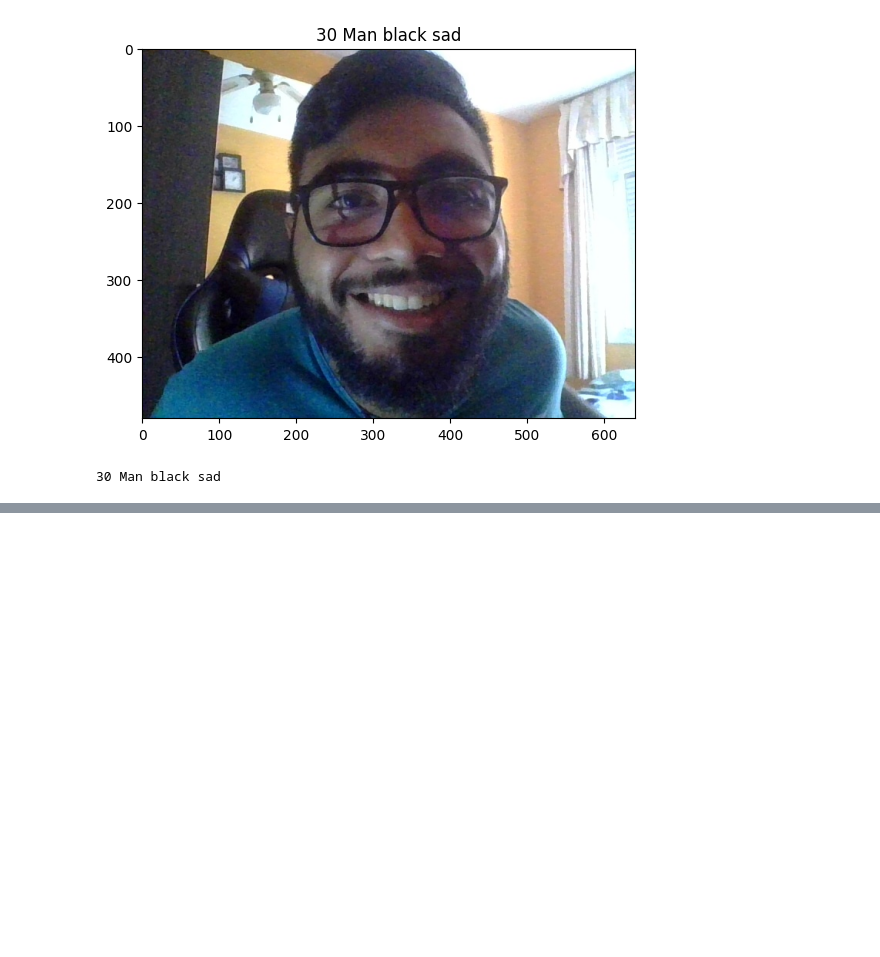
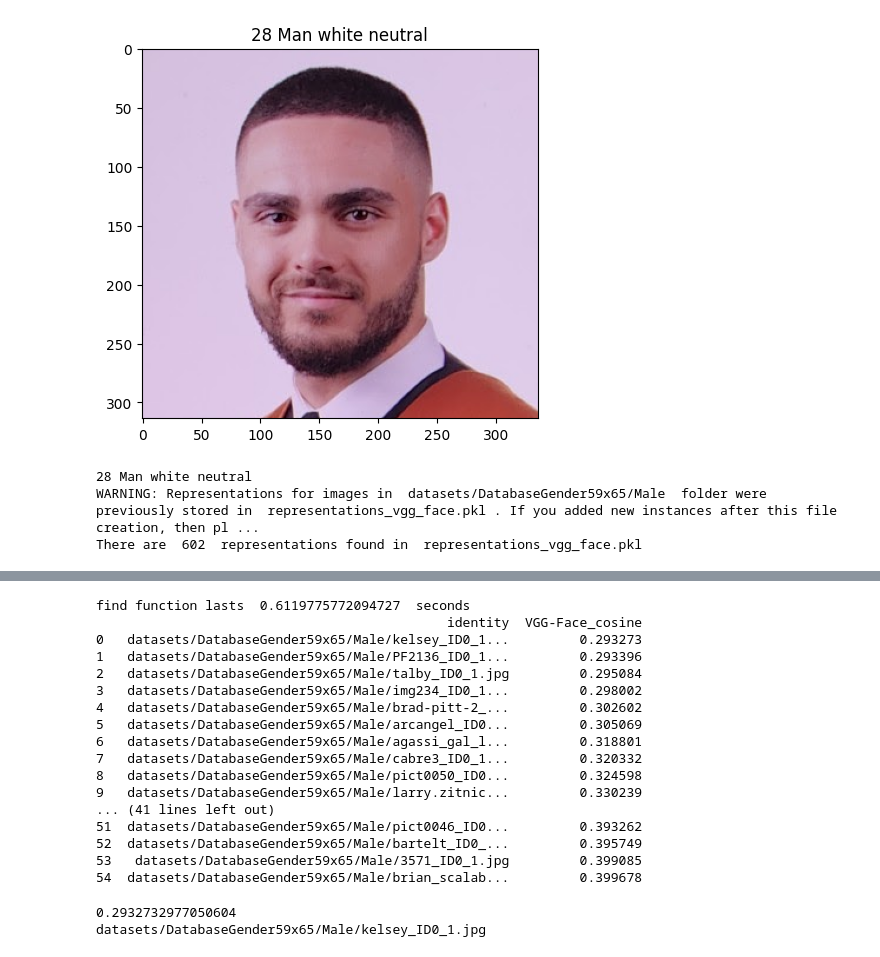
Before and after one commit to raulmat19/Vision-por-Computador, a Jupyter notebook: Practica-6/VC_P6_Face_Recognition.ipynb, the cells around one changed output, grey strips where cells are left out. Drawn from its saved outputs; the diff is of its cells as text; code cells hidden in the pictures; blank space fills up the shorter version.

```diff
--- a/Practica-6/VC_P6_Face_Recognition.ipynb
+++ b/Practica-6/VC_P6_Face_Recognition.ipynb
@@ -24,15 +24,18 @@ def face_capture():
     cap.release()
     cv2.destroyAllWindows()
 # %%
-face_capture()
-img1 = cv2.imread("face_recognition_images/Nikhil.jpg")
+#face_capture()
+img1 = cv2.imread("face_recognition_images/Raul.jpg")
 img1 = cv2.cvtColor(img1, cv2.COLOR_BGR2RGB)
-img2 = cv2.imread("face_recognition_images/face.jpg")
+img2 = cv2.imread("face_recognition_images/Raul2.jpg")
 img2 = cv2.cvtColor(img2, cv2.COLOR_BGR2RGB)
 # %%
+auth_verified = False
 auth = DeepFace.verify(img1_path=img1, img2_path=img2, model_name=models[2], enforce_detection=False)
+print(auth)
 if auth['verified']:
     print("Eres tú")
+    auth_verified = True
 else:
     print("Fuera fuera fuera fuera")
 # %% [output]
@@ -42,16 +46,23 @@ Fuera fuera fuera fuera
 # %%
-img1 = cv2.cvtColor(img1, cv2.COLOR_BGR2RGB)
-img3 = cv2.imread("face_recognition_images/Nikhil.jpg")
+img3 = cv2.imread("face_recognition_images/Raul.jpg")
 img3 = cv2.cvtColor(img3, cv2.COLOR_BGR2RGB)
-obj = DeepFace.analyze(img_path = img2, actions = ['age', 'gender', 'race', 'emotion'], enforce_detection=False)
+obj = DeepFace.analyze(img_path = img3, actions = ['age', 'gender', 'race', 'emotion'], enforce_detection=False)
 edad = obj['age']
 genero = obj['gender']
 raza = obj['dominant_race']
 emocion = obj['dominant_emotion']
 
 plt.figure()
-plt.imshow(img2)
+plt.imshow(img3)
 plt.title(str(edad)+" " + genero + " " + raza + " " + emocion)
 plt.show()
 print(edad,genero,raza,emocion)
+
+if (auth_verified and genero == "Man"):
+    df = DeepFace.find(img_path = img3, db_path = "datasets/DatabaseGender59x65/Male", distance_metric = metrics[0], prog_bar = False, enforce_detection=False)
+    print(df)
+
+elif (auth_verified and genero == "Woman"):
+    df = DeepFace.find(img_path = img3, db_path = "datasets/DatabaseGender59x65/Female", enforce_detection=False)
+    print(df)
 # %% [output]
@@ -62,2 +73,4 @@ print(edad,genero,raza,emocion)
-[figure, old version]
+[figure, new version]
-30 Man black sad
+28 Man white neutral
+WARNING: Representations for images in  datasets/DatabaseGender59x65/Male  folder were previously stored in  representations_vgg_face.pkl . If you added new instances after this file creation, then pl ...
+There are  602  representations found in  representations_vgg_face.pkl
@@ -63,0 +78,23 @@ print(edad,genero,raza,emocion)
+find function lasts  0.6119775772094727  seconds
+                                             identity  VGG-Face_cosine
+0   datasets/DatabaseGender59x65/Male/kelsey_ID0_1...         0.293273
+1   datasets/DatabaseGender59x65/Male/PF2136_ID0_1...         0.293396
+2   datasets/DatabaseGender59x65/Male/talby_ID0_1.jpg         0.295084
+3   datasets/DatabaseGender59x65/Male/img234_ID0_1...         0.298002
+4   datasets/DatabaseGender59x65/Male/brad-pitt-2_...         0.302602
+5   datasets/DatabaseGender59x65/Male/arcangel_ID0...         0.305069
+6   datasets/DatabaseGender59x65/Male/agassi_gal_l...         0.318801
+7   datasets/DatabaseGender59x65/Male/cabre3_ID0_1...         0.320332
+8   datasets/DatabaseGender59x65/Male/pict0050_ID0...         0.324598
+9   datasets/DatabaseGender59x65/Male/larry.zitnic...         0.330239
+... (41 lines left out)
+51  datasets/DatabaseGender59x65/Male/pict0046_ID0...         0.393262
+52  datasets/DatabaseGender59x65/Male/bartelt_ID0_...         0.395749
+53   datasets/DatabaseGender59x65/Male/3571_ID0_1.jpg         0.399085
+54  datasets/DatabaseGender59x65/Male/brian_scalab...         0.399678
+# %%
+print(df.at[0, 'VGG-Face_cosine'])
+print(df.at[0, 'identity'])
+# %% [output]
+0.2932732977050604
+datasets/DatabaseGender59x65/Male/kelsey_ID0_1.jpg
```
Also changed, not shown: parts of 2 cells of this notebook, 1 other file.
